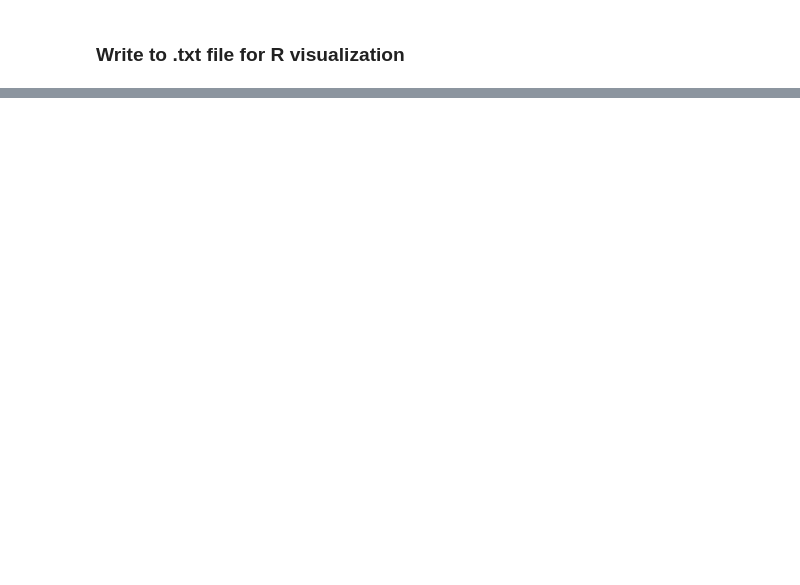
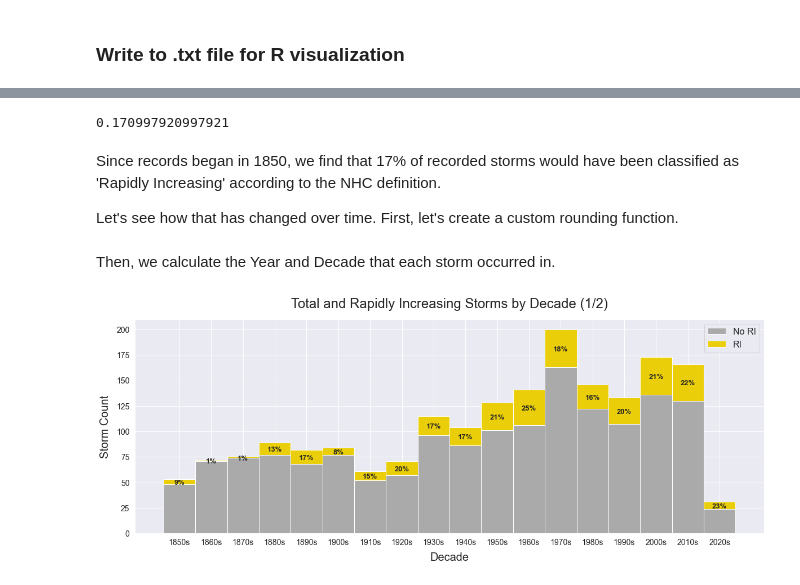
Before and after one commit to SamLeBlanc/Hurricane-RI-Analysis, a Jupyter notebook: scripts/RI_Analysis.ipynb, the cells around one changed output, grey strips where cells are left out. Drawn from its saved outputs; the diff is of its cells as text; code cells hidden in the pictures; blank space fills up the shorter version.

```diff
--- a/scripts/RI_Analysis.ipynb
+++ b/scripts/RI_Analysis.ipynb
@@ -362,7 +499,7 @@ df = pd.read_pickle("11_25_21.pkl")
 ### Write to .txt file for R visualization
 # %%
 storm_codes = df.Code.unique()
-f = open('R_viz.csv',"w")
+f = open('Storm_Track_Segments.csv',"w")
 f.write(f"Code,Name,Year,Month,Hour,Lat1,Lon1,Lat2,Lon2,Wind,Pressure,Accel,Bearing,Speed,Distance,Rapid_NHC24,Rapid_NHC18,Rapid_NHC12,Rapid_NHC6,kt34,kt50,kt64,\n")
 for storm_index, storm in enumerate(storm_codes):
     # get_progress(storm_index,len(storm_codes),10)
@@ -394,0 +565,3 @@ f.close()
+# %%
+df = pd.read_pickle("11_27_2021.pkl")
+df_all = create_df_all(df)
@@ -394,0 +570,63 @@ f.close()
+# %%
+df_all.Rapid_NHC24.sum() / len(df_all)
+# %% [output]
+0.170997920997921
+# %% [markdown]
+Since records began in 1850, we find that 17% of recorded storms would have been classified as 'Rapidly Increasing' according to the NHC definition.
+
+Let's see how that has changed over time. First, let's create a custom rounding function.
+# %%
+def custom_round(x, base=1):
+    """
+    custom rounding function that rounds down to the nearest base;
+    args:
+        x (float): number to round
+        base (float): base to round to
+    returns:
+        num (int): x rounded down the the nearest base
+    """
+    return int(base * math.floor(float(x)/base))
+# %% [markdown]
+Then, we calculate the Year and Decade that each storm occurred in.
+# %%
+df_all['Year'] = pd.DatetimeIndex(df_all['Start_Date']).year
+df_all['Decade'] = pd.DatetimeIndex(df_all['Start_Date']).year.astype(float)
+df_all['Decade'] = df_all['Decade'].apply(lambda x: custom_round(x, base=10))
+# %%
+sns.set()
+sns.set(rc = {'figure.figsize':(20,7)})
+
+fig, ax = plt.subplots();
+
+df2 = df_all.groupby(['Decade','Rapid_NHC24'])['Decade'].count().unstack('Rapid_NHC24').fillna(0)
+
+colors = ['#aaaaaa', '#EACE09']
+bottom = np.zeros(len(df2))
+
+for i, col in enumerate(df2.columns):
+  ax.bar(df2.index, df2[col], bottom=bottom, label=col, color=colors[i], width=10)
+  bottom += np.array(df2[col])
+
+# Sum up the rows of our data to get the total value of each bar.
+totals = df2.sum(axis=1)
+percs = df2[1.0]/(df2[1.0]+df2[0.0])
+
+# Add labels to each bar.
+for i, total in enumerate(totals):
+  ax.text(totals.index[i],
+          df2.iloc[i][0.0] + .5*df2.iloc[i][1.0] - 2.7,
+          f"{int(100*round(percs.iloc[i],2))}%",
+          ha='center', weight='bold', fontsize=13)
+
+plt.xticks(df2.index.to_numpy())
+ax.set_xticklabels([ f"{d}s" for d in df2.index.to_numpy()])
+
+plt.xlabel('Decade',fontsize=20,labelpad=10)
+plt.ylabel('Storm Count',fontsize=20,labelpad=10)
+
+ax.tick_params(axis='both', labelsize=14 )
+
+ax.set_title('Total and Rapidly Increasing Storms by Decade (1/2)', fontsize=24, pad=20)
+ax.legend(labels=('No RI','RI'), prop={'size': 16});
+# %% [output]
+[figure, added]
```
Also changed, not shown: parts of 53 cells of this notebook, 11 other files.
